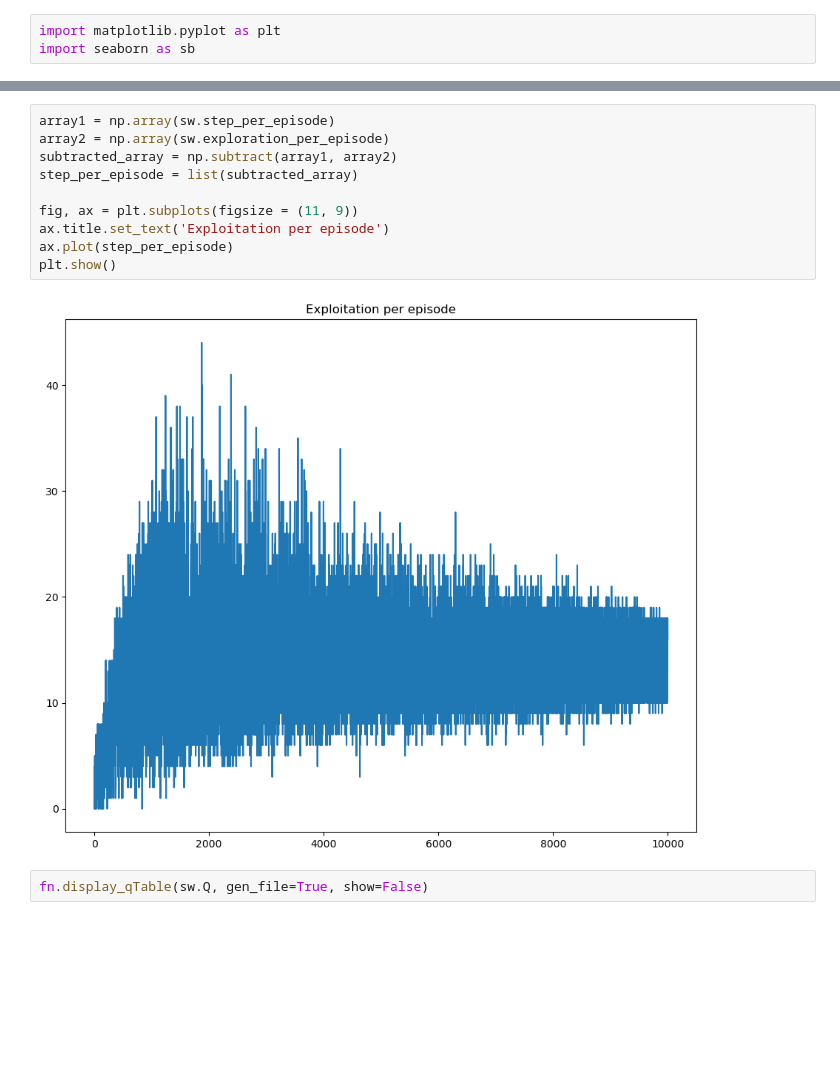
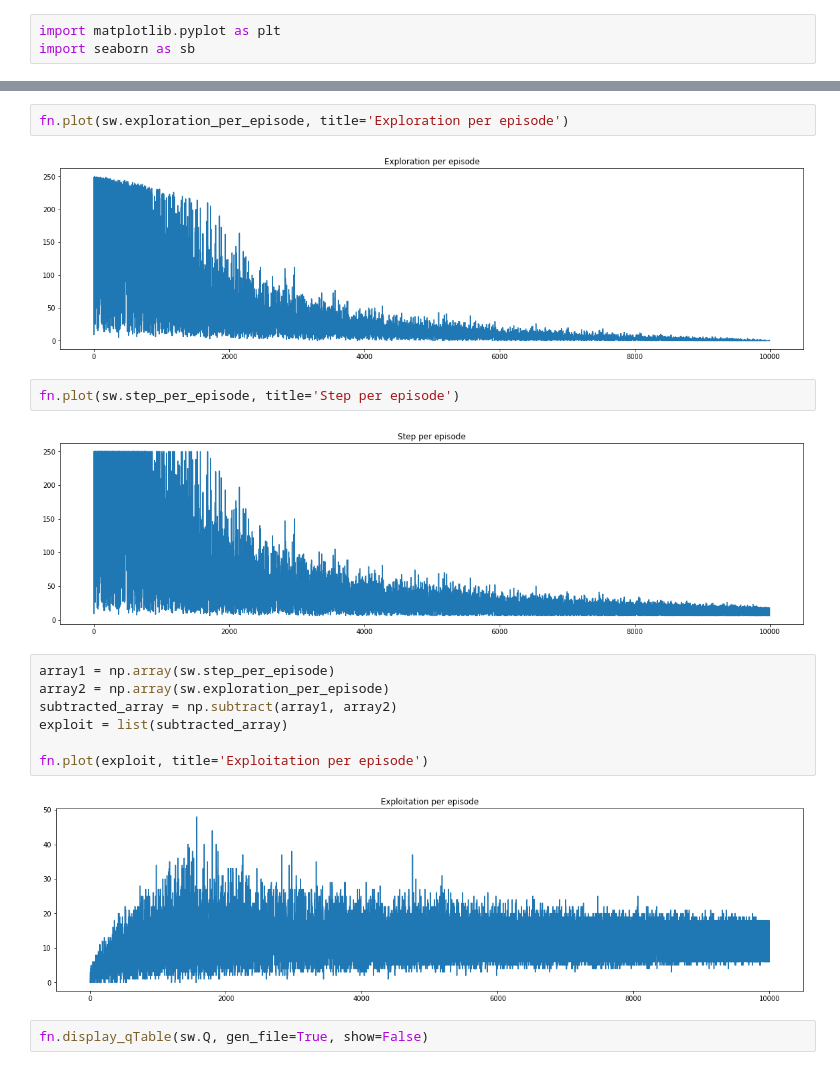
Before and after one commit to LabPMEITB/RL-Simulation-Script, a Jupyter notebook: main.ipynb, the cells around one changed output, grey strips where cells are left out. Cells and saved outputs as stored; diff of their text form; blank space fills up the shorter version.

```diff
--- a/main.ipynb
+++ b/main.ipynb
@@ -215,14 +188,19 @@ plt.show()
+# %%
+fn.plot(sw.exploration_per_episode, title='Exploration per episode')
+# %% [output]
+[figure, added]
+# %%
+fn.plot(sw.step_per_episode, title='Step per episode')
+# %% [output]
+[figure, added]
 # %%
 array1 = np.array(sw.step_per_episode)
 array2 = np.array(sw.exploration_per_episode)
 subtracted_array = np.subtract(array1, array2)
-step_per_episode = list(subtracted_array)
+exploit = list(subtracted_array)
 
-fig, ax = plt.subplots(figsize = (11, 9))
-ax.title.set_text('Exploitation per episode')
-ax.plot(step_per_episode)
-plt.show()
+fn.plot(exploit, title='Exploitation per episode')
 # %% [output]
-[figure, old version]
+[figure, new version]
 # %%
 fn.display_qTable(sw.Q, gen_file=True, show=False)
```
Also changed, not shown: parts of 15 cells of this notebook, 4 other files.
